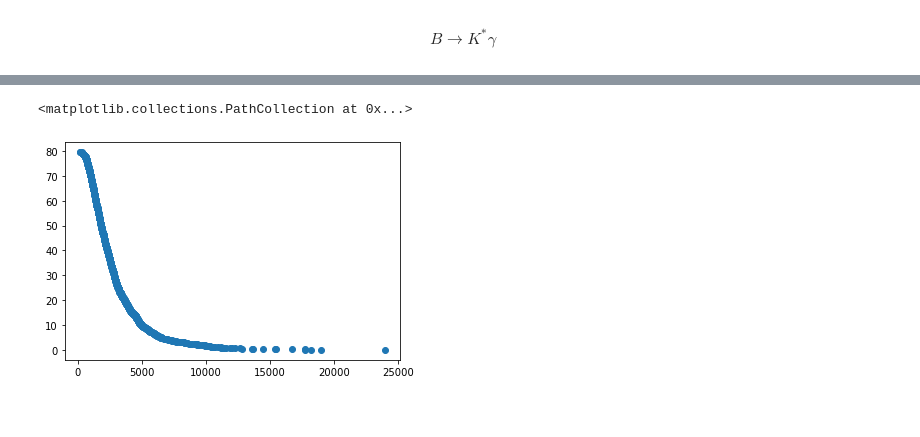
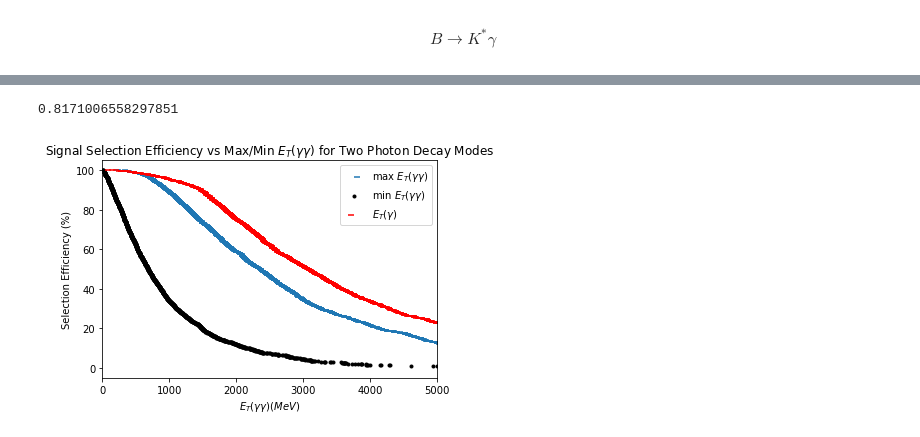
Before and after one commit to spemmaraju5/MSc-Physics-Monash-University, a Jupyter notebook: Research_Project/LHCb Starterkit/B_to_Kst_eta_eta_gamma_gamma/Signal Selection Efficiency Plots.ipynb, the cells around one changed output, grey strips where cells are left out. Saved outputs shown, nothing was run; the diff lists cells and outputs as text; code cells hidden in the pictures.

```diff
--- a/Research_Project/LHCb Starterkit/B_to_Kst_eta_eta_gamma_gamma/Signal Selection Efficiency Plots.ipynb
+++ b/Research_Project/LHCb Starterkit/B_to_Kst_eta_eta_gamma_gamma/Signal Selection Efficiency Plots.ipynb
@@ -116,6 +122,19 @@ plt.legend(['Two Photon Mode', 'Single Photon Mode'])
-# %%
-plt.figure()
-plt.scatter(max_horiz_axis, max_ver_axis, style )
-# %% [output]
-<matplotlib.collections.PathCollection at 0x...>
-[figure, removed]
+# %%
+plt.figure()
+plt.scatter(max_horiz_axis, max_ver_axis, marker=1)
+plt.scatter(min_horiz_axis, min_ver_axis, color = 'black', marker = ".")
+plt.scatter(gamma_PT, ver_axis, color = 'red', marker=0)
+plt.xlabel("$E_{T}(\gamma\gamma) (MeV)$")
+plt.ylabel("Selection Efficiency (%)")
+plt.legend(['max $E_{T}(\gamma\gamma)$', 'min $E_{T}(\gamma\gamma)$', '$E_{T}(\gamma)$'])
+plt.xlim(0,5000)
+plt.title("Signal Selection Efficiency vs Max/Min $E_{T}(\gamma\gamma)$ for Two Photon Decay Modes")
+max(max_ver_axis)
+
+eff_gamma = np.interp(2600, gamma_PT, ver_axis)
+eff_gamma_gamma = np.interp(2600, max_horiz_axis, max_ver_axis)
+eps_trig_ratio = eff_gamma/eff_gamma_gamma
+print( eps_trig_ratio)
+# %% [output]
+0.8171006558297851
+[figure, added]
```
Also changed, not shown: parts of 7 cells of this notebook, 9 other files.
